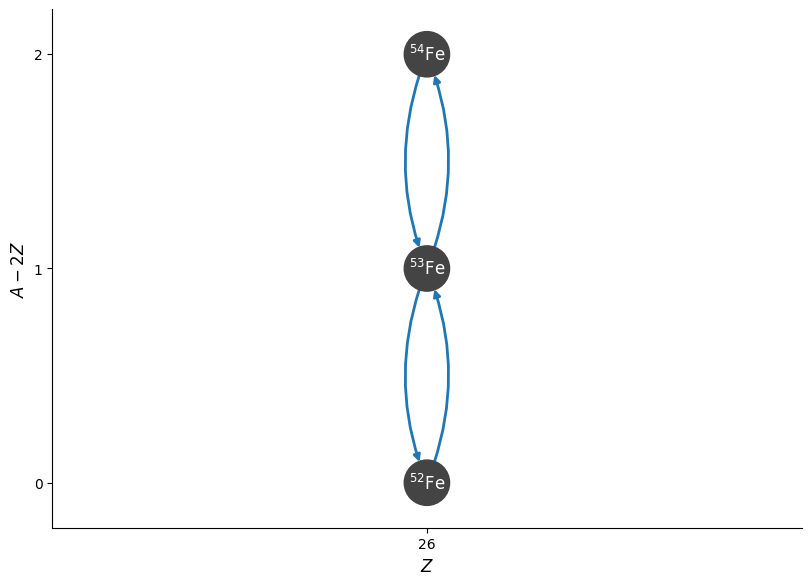
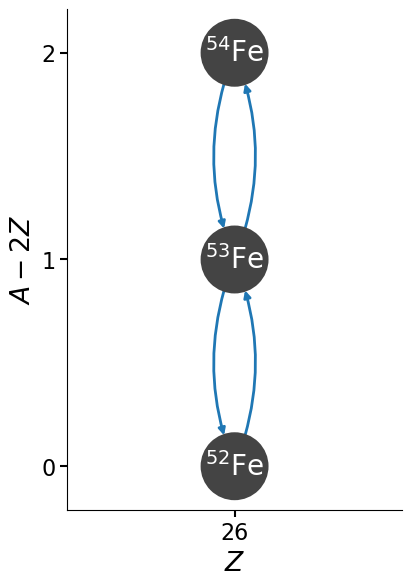
The notebook cell's code change between the first figure and the second:
--- before
+++ after
@@ -1,2 +1,2 @@
-fig = net.plot(rotated=True, curved_edges=True)
+fig = net.plot(rotated=True, curved_edges=True, node_font_size=20, node_size=2200, size=(400, 600))
 fig.savefig("double-n-capture-exact.pdf", bbox_inches="tight")

Commit: update figure sizes